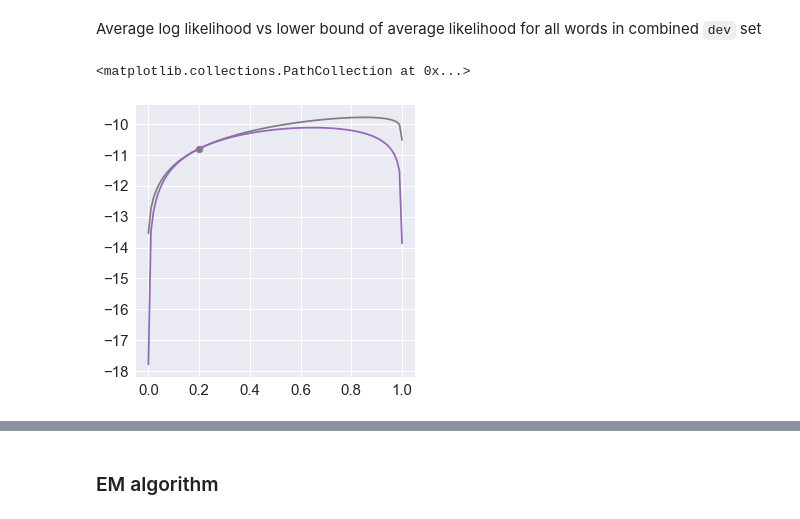
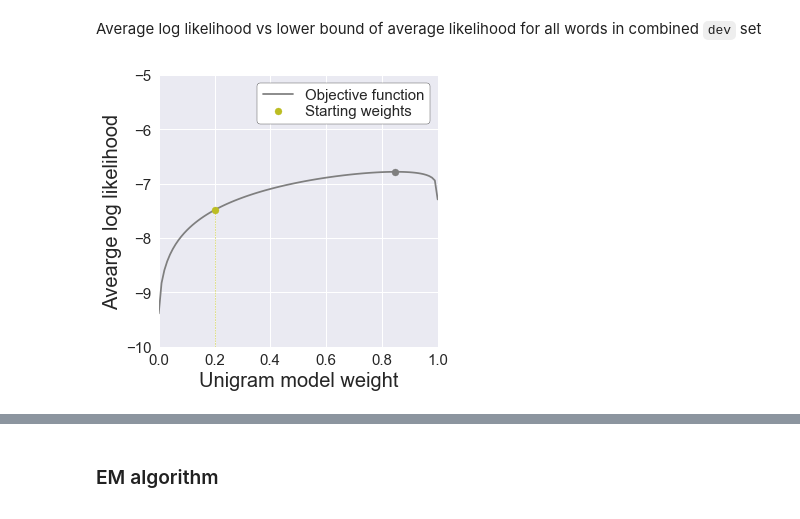
Before and after one commit to khanhnguyendata/ngram, a Jupyter notebook: analysis/part3.ipynb, the cells around one changed output, grey strips where cells are left out. Saved outputs shown, nothing was run; the diff lists cells and outputs as text; code cells hidden in the pictures.

```diff
--- a/analysis/part3.ipynb
+++ b/analysis/part3.ipynb
@@ -201,27 +243,29 @@ def calculate_lower_bound_avg_ll(prob_matrix, true_weights, posterior_weights):
         lower_bound_ll = np.sum(lower_bound_components, axis=1)
         lower_bound_avg_ll = lower_bound_ll.mean()
     return lower_bound_avg_ll
-# %%
-dev_avg_lls = []
-dev_lower_bound_avg_lls = []
-
-unigram_step_weight = 0.2
-unigram_weights = np.linspace(0.0001, 1-0.0001, 100)
-posterior_weights = calculate_posterior_weights(dev_prob_matrix[:, [0, 1]], unigram_step_weight)
-
-for unigram_weight in unigram_weights:
-    dev_avg_ll = calculate_avg_ll(dev_prob_matrix[:, [0, 1]], weights=[1-unigram_weight, unigram_weight])
-    dev_avg_lls.append(dev_avg_ll)
-
-    dev_lower_bound_avg_ll = calculate_lower_bound_avg_ll(dev_prob_matrix[:, [0, 1]],
-                                                         true_weights=[1-unigram_weight, unigram_weight],
-                                                         posterior_weights=posterior_weights)
-    dev_lower_bound_avg_lls.append(dev_lower_bound_avg_ll)
-
-fig, ax = plt.subplots(figsize=(5, 5))
-ax.plot(unigram_weights, dev_avg_lls, color='tab:gray', clip_on=False)
-ax.plot(unigram_weights, dev_lower_bound_avg_lls, color='tab:purple', clip_on=False)
-ax.scatter(unigram_step_weight, calculate_avg_ll(dev_prob_matrix[:, [0, 1]], weights=[1-unigram_step_weight, unigram_step_weight]), color='tab:gray', clip_on=False)
-# %% [output]
-<matplotlib.collections.PathCollection at 0x...>
-[figure, removed]
+# %%
+dev_avg_lls = []
+dev_lower_bound_avg_lls = []
+
+unigram_weight0 = 0.2
+avg_ll0 = calculate_avg_ln(dev_prob_matrix[:, [0, 1]], weights=[1-unigram_weight0, unigram_weight0])
+
+unigram_weights = np.linspace(0.0001, 1-0.0001, 100)
+objective_function = [calculate_avg_ln(dev_prob_matrix[:, [0, 1]], weights=[1-unigram_weight, unigram_weight]) for unigram_weight in unigram_weights]
+argmax_objective_function, max_objective_function = unigram_weights[np.argmax(objective_function)], np.max(objective_function)
+# %%
+fig, ax = plt.subplots(figsize=(5, 5))
+ax.plot(unigram_weights, objective_function, color='tab:gray', label='Objective function')
+ax.scatter(argmax_objective_function, max_objective_function, color='tab:gray')
+ax.scatter(unigram_weight0, avg_ll0,
+           color='tab:olive', label='Starting weights', zorder=10)
+ax.vlines(unigram_weight0, -10, avg_ll0, color='tab:olive', linestyles='dashed', linewidth=0.5)
+ax.legend(**legend_opts)
+
+ax.set_xlim(0, 1)
+ax.set_ylim(-10, -5)
+ax.set_xlabel('Unigram model weight')
+ax.set_ylabel('Avearge log likelihood')
+savefig(fig, 'e1.png')
+# %% [output]
+[figure, added]
```
Also changed, not shown: parts of 21 cells of this notebook, 8 other files.
